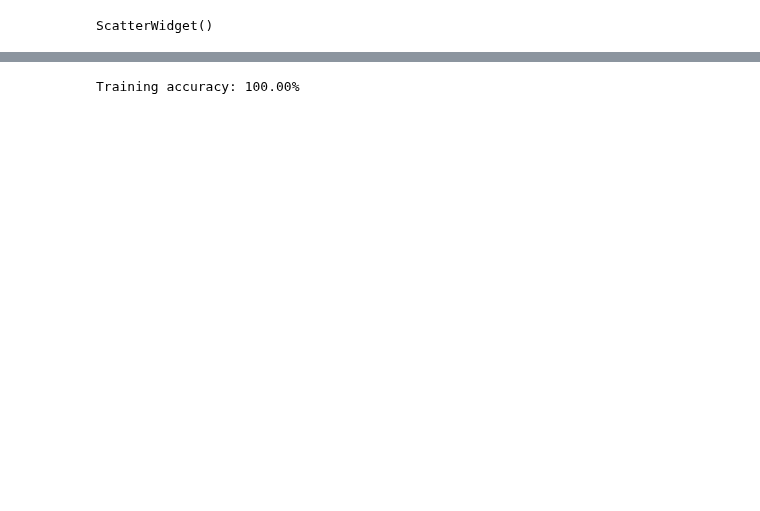
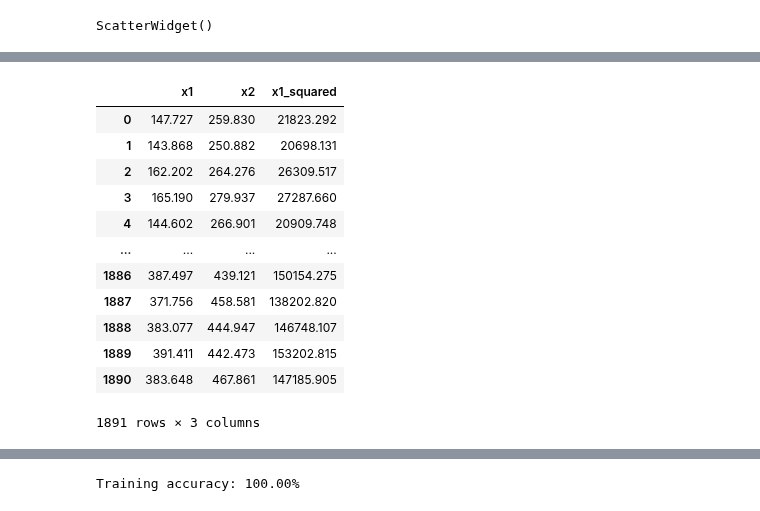
Before and after one commit to RohitMugalya/Learner-s-Garden, a Jupyter notebook: practice notebooks/logistic regression decision boundary.ipynb, the cells around one changed output, grey strips where cells are left out. Cells and saved outputs as stored; diff of their text form; code cells hidden in the pictures; blank space fills up the shorter version.

```diff
--- a/practice notebooks/logistic regression decision boundary.ipynb
+++ b/practice notebooks/logistic regression decision boundary.ipynb
@@ -38,3 +38,22 @@ sns.scatterplot(data, hue="label", x="x1", y="x2", palette=["#1f77b4", "#ff7f0e"
+# %%
+X['x1_squared'] = X['x1'] ** 2
+X['x2_squared'] = X['x2'] ** 2
+X.drop('x2_squared', axis=1, inplace=True)
+X
+# %% [output]
+|  | x1 | x2 | x1_squared |
+| 0 | 147.727 | 259.830 | 21823.292 |
+| 1 | 143.868 | 250.882 | 20698.131 |
+| 2 | 162.202 | 264.276 | 26309.517 |
+| 3 | 165.190 | 279.937 | 27287.660 |
+| 4 | 144.602 | 266.901 | 20909.748 |
+| ... | ... | ... | ... |
+| 1886 | 387.497 | 439.121 | 150154.275 |
+| 1887 | 371.756 | 458.581 | 138202.820 |
+| 1888 | 383.077 | 444.947 | 146748.107 |
+| 1889 | 391.411 | 442.473 | 153202.815 |
+| 1890 | 383.648 | 467.861 | 147185.905 |
+1891 rows × 3 columns
 # %%
 model = LogisticRegression()
 model.fit(X, y)
```
Also changed, not shown: parts of 8 cells of this notebook.
